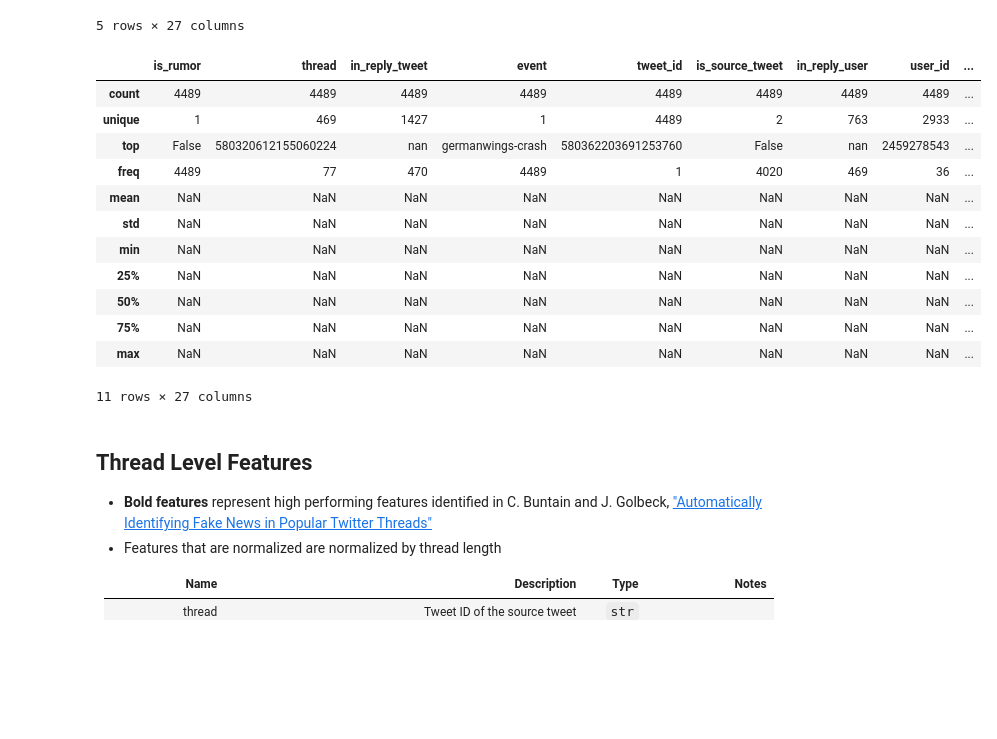
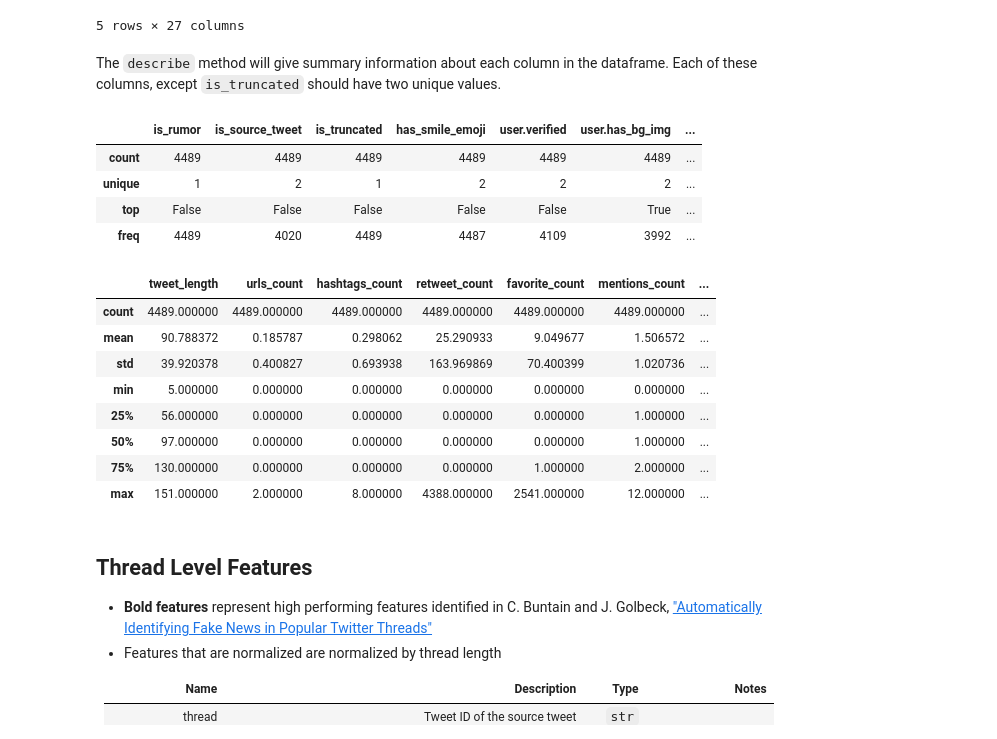
Before and after one commit to steve-kasica/pheme-rnr-knowledge-discovery, a Jupyter notebook: data_cleaning.ipynb, the cells around one changed output. Cells and saved outputs as stored; diff of their text form; code cells hidden in the pictures; blank space fills up the shorter version.

```diff
--- a/data_cleaning.ipynb
+++ b/data_cleaning.ipynb
@@ -76,22 +80,28 @@ gw.head()
 | 3 | False | 580319983676313601 | 5.803231270890824e+17 | germanwings-crash | 580325737619685377 | False | 2535310842.0 | 2535310842 | ... |
 | 4 | False | 580321203757387776 | nan | germanwings-crash | 580321203757387776 | True | nan | 92771309 | ... |
 5 rows × 27 columns
+# %% [markdown]
+The `describe` method will give summary information about each column in the dataframe. Each of these columns, except `is_truncated` should have two unique values.
 # %%
-gw.describe(include='all')
+gw.describe(include="bool")
 # %% [output]
-|  | is_rumor | thread | in_reply_tweet | event | tweet_id | is_source_tweet | in_reply_user | user_id | ... |
-| count | 4489 | 4489 | 4489 | 4489 | 4489 | 4489 | 4489 | 4489 | ... |
-| unique | 1 | 469 | 1427 | 1 | 4489 | 2 | 763 | 2933 | ... |
-| top | False | 580320612155060224 | nan | germanwings-crash | 580362203691253760 | False | nan | 2459278543 | ... |
-| freq | 4489 | 77 | 470 | 4489 | 1 | 4020 | 469 | 36 | ... |
-| mean | NaN | NaN | NaN | NaN | NaN | NaN | NaN | NaN | ... |
-| std | NaN | NaN | NaN | NaN | NaN | NaN | NaN | NaN | ... |
-| min | NaN | NaN | NaN | NaN | NaN | NaN | NaN | NaN | ... |
-| 25% | NaN | NaN | NaN | NaN | NaN | NaN | NaN | NaN | ... |
-| 50% | NaN | NaN | NaN | NaN | NaN | NaN | NaN | NaN | ... |
-| 75% | NaN | NaN | NaN | NaN | NaN | NaN | NaN | NaN | ... |
-| max | NaN | NaN | NaN | NaN | NaN | NaN | NaN | NaN | ... |
+|  | is_rumor | is_source_tweet | is_truncated | has_smile_emoji | user.verified | user.has_bg_img | ... |
+| count | 4489 | 4489 | 4489 | 4489 | 4489 | 4489 | ... |
+| unique | 1 | 2 | 1 | 2 | 2 | 2 | ... |
+| top | False | False | False | False | False | True | ... |
+| freq | 4489 | 4020 | 4489 | 4487 | 4109 | 3992 | ... |
-11 rows × 27 columns
+# %%
+gw.describe()
+# %% [output]
+|  | tweet_length | urls_count | hashtags_count | retweet_count | favorite_count | mentions_count | ... |
+| count | 4489.000000 | 4489.000000 | 4489.000000 | 4489.000000 | 4489.000000 | 4489.000000 | ... |
+| mean | 90.788372 | 0.185787 | 0.298062 | 25.290933 | 9.049677 | 1.506572 | ... |
+| std | 39.920378 | 0.400827 | 0.693938 | 163.969869 | 70.400399 | 1.020736 | ... |
+| min | 5.000000 | 0.000000 | 0.000000 | 0.000000 | 0.000000 | 0.000000 | ... |
+| 25% | 56.000000 | 0.000000 | 0.000000 | 0.000000 | 0.000000 | 1.000000 | ... |
+| 50% | 97.000000 | 0.000000 | 0.000000 | 0.000000 | 0.000000 | 1.000000 | ... |
+| 75% | 130.000000 | 0.000000 | 0.000000 | 0.000000 | 1.000000 | 2.000000 | ... |
+| max | 151.000000 | 2.000000 | 8.000000 | 4388.000000 | 2541.000000 | 12.000000 | ... |
 # %% [markdown]
 ## Thread Level Features
 
```
Also changed, not shown: parts of 3 cells of this notebook, 3 other files.
